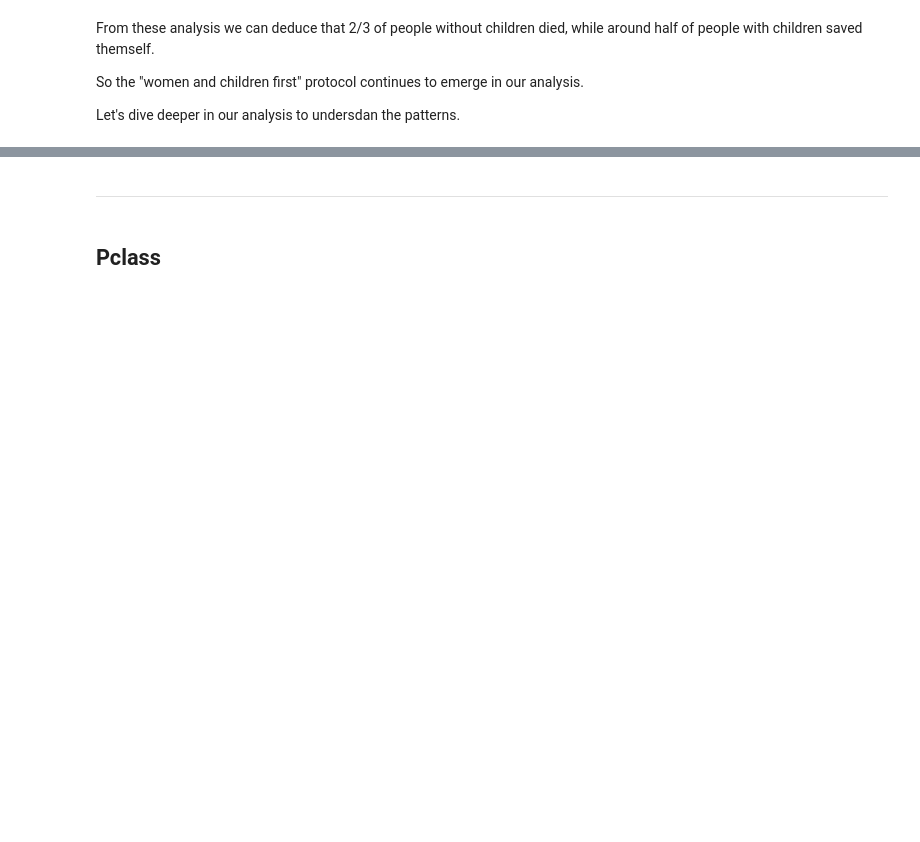
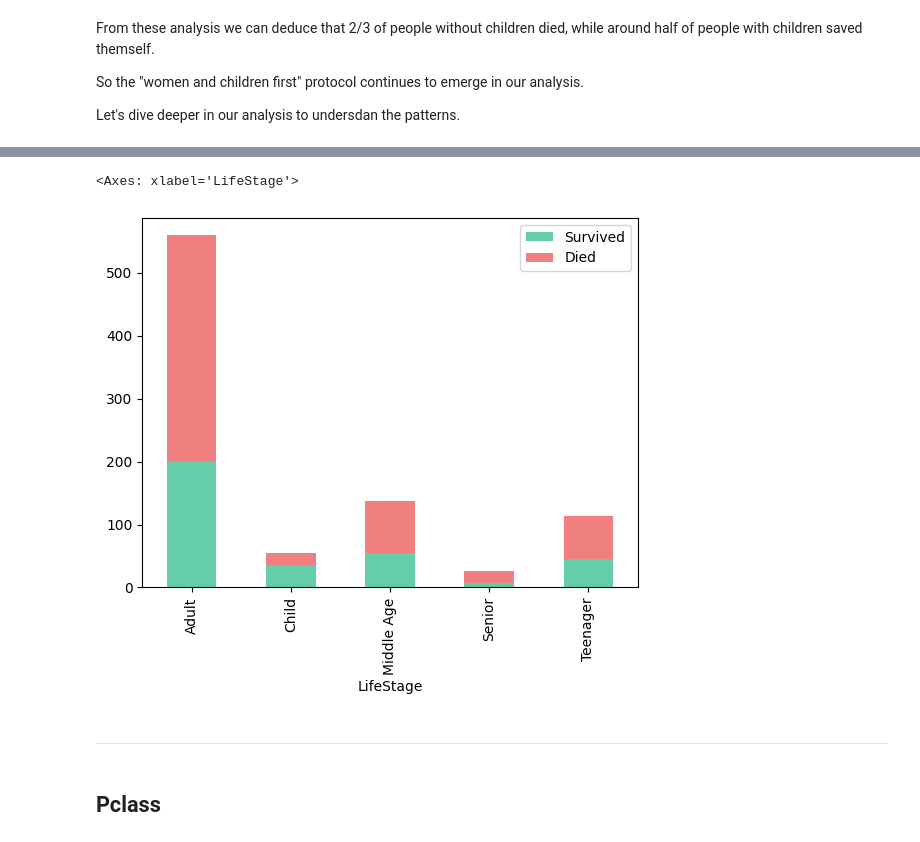
Before and after one commit to davidedigrande/titanic-dataset-eda, a Jupyter notebook: notebook.ipynb, the cells around one changed output, grey strips where cells are left out. Cells and saved outputs as stored; diff of their text form; code cells hidden in the pictures; blank space fills up the shorter version.

```diff
--- a/notebook.ipynb
+++ b/notebook.ipynb
@@ -310,0 +407,3 @@ Let's dive deeper in our analysis to undersdan the patterns.
+# %%
+df_LifeStage = df.groupby('LifeStage').sum()[['Survived', 'Died']]
+df_LifeStage
@@ -311,3 +418,8 @@ Let's dive deeper in our analysis to undersdan the patterns.
+# %%
+df_LifeStage.plot(kind="bar", stacked=True,color=[survived_color, died_color])
+# %% [output]
+<Axes: xlabel='LifeStage'>
+[figure, added]
 # %% [markdown]
 ---
 # %% [markdown]
```
Also changed, not shown: parts of 20 cells of this notebook.
